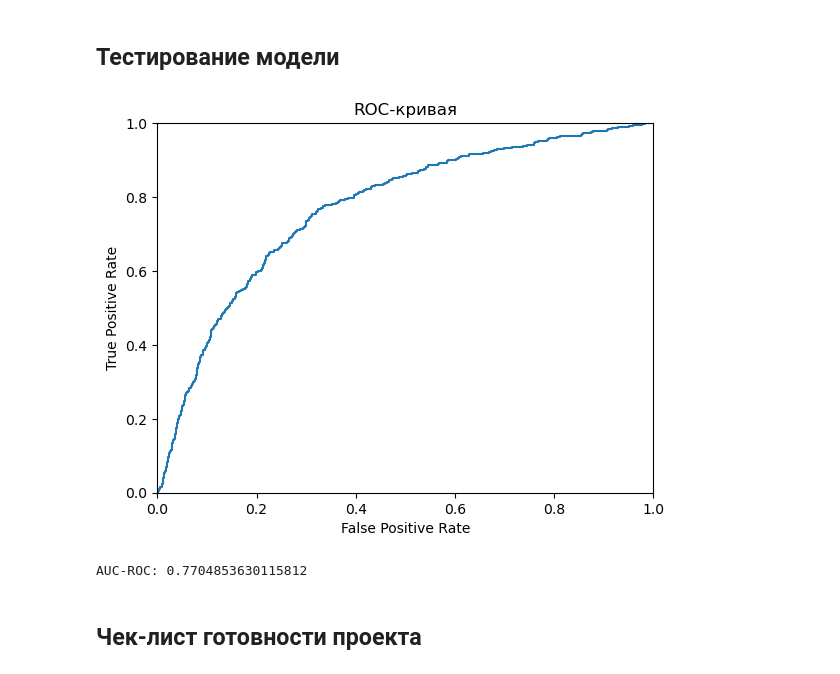
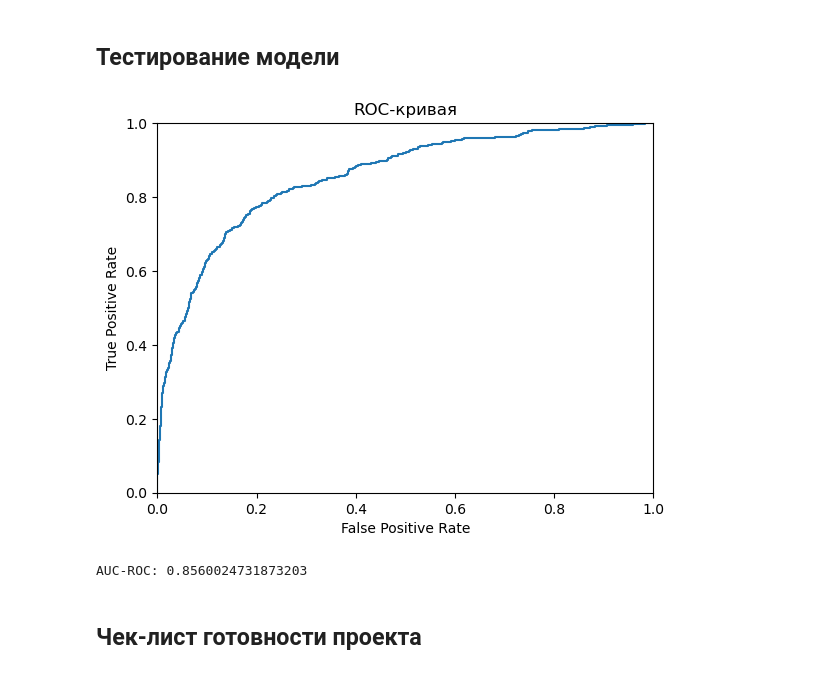
Before and after one commit to VSXV/Data-Science-Projects, a Jupyter notebook: fedb9f5b-e73a-4983-a300-54cf533e1cdd.ipynb, the cells around one changed output. Drawn from its saved outputs; the diff is of its cells as text; code cells hidden in the pictures.

Commit message:
used new models

```diff
--- a/fedb9f5b-e73a-4983-a300-54cf533e1cdd.ipynb
+++ b/fedb9f5b-e73a-4983-a300-54cf533e1cdd.ipynb
@@ -127,0 +146,21 @@ f1_score(target_valid, predicted_valid)
+# %%
+best_tree_model = None
+best_tree_f1 = 0
+best_tree_depth = 0
+best_tree_recall = 0
+best_tree_precision = 0
+
+for tree_depth in range(1, 10):
+    tree_model = DecisionTreeClassifier(random_state=12345, max_depth=tree_depth, class_weight='balanced')
+    tree_model.fit(features_train, target_train)
+    tree_predictions_valid = tree_model.predict(features_valid)
+    tree_f1 = f1_score(target_valid, tree_predictions_valid)
+    tree_recall = recall_score(target_valid, tree_predictions_valid)
+    tree_precision = precision_score(target_valid, tree_predictions_valid)
+    if tree_f1 > best_tree_f1:
+        best_tree_model = tree_model
+        best_tree_f1 = tree_f1
+        best_tree_depth = tree_depth
+        best_tree_recall = tree_recall
+        best_tree_precision = tree_precision
+print("F1 наилучшей модели на валидационной выборке:", best_tree_f1, "Глубина дерева:", best_tree_depth)
@@ -136,0 +232,10 @@ F1: 0.4942760942760943
+# %%
+probabilities_valid = best_forest_model.predict_proba(features_valid)
+probabilities_one_valid = probabilities_valid[:, 1]
+
+for threshold in np.arange(.44, .69, 0.01):
+    threshold_predicted_valid = probabilities_one_valid > threshold
+    f1 = f1_score(target_valid, threshold_predicted_valid)
+
+    print("Порог = {:.2f} | F1 = {:.3f}".format(
+        threshold, f1))
@@ -185,10 +307,0 @@ F1: 0.5113484646194927
-# %%
-probabilities_valid = model.predict_proba(features_valid)
-probabilities_one_valid = probabilities_valid[:, 1]
-
-for threshold in np.arange(.25, .75, 0.02):
-    predicted_valid = probabilities_one_valid > threshold
-    f1 = f1_score(target_valid, predicted_valid)
-
-    print("Порог = {:.2f} | F1 = {:.3f}".format(
-        threshold, f1))
@@ -226,21 +321,21 @@ plt.show()
 # %% [markdown]
 ## Тестирование модели
 # %%
-fpr, tpr, thresholds = roc_curve(target_valid, probabilities_one_valid)
+fpr, tpr, thresholds = roc_curve(target_valid, probabilities_valid[:, 1])
 
 plt.figure()
 plt.plot(fpr, tpr)
 plt.xlim([0.0, 1.0])
 plt.ylim([0.0, 1.0])
 plt.xlabel('False Positive Rate')
 plt.ylabel('True Positive Rate')
 plt.title('ROC-кривая')
 plt.show()
 
 print("AUC-ROC:", roc_auc_score(target_valid, probabilities_one_valid))
 # %% [output]
-[figure, old version]
+[figure, new version]
-AUC-ROC: 0.7704853630115812
+AUC-ROC: 0.8560024731873203
 # %% [markdown]
 ## Чек-лист готовности проекта
 # %% [markdown]
```
Also changed, not shown: parts of 24 cells of this notebook.
